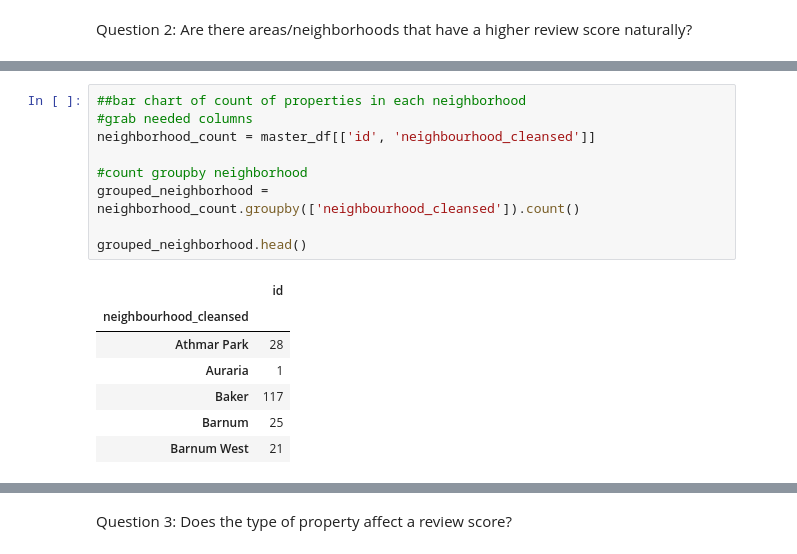
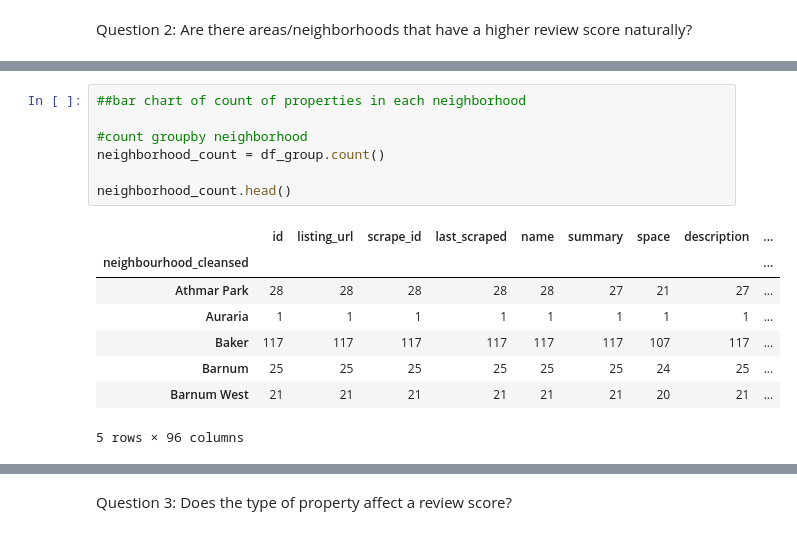
Before and after one commit to jschne1989/project1, a Jupyter notebook: project1_airbnb.ipynb, the cells around one changed output, grey strips where cells are left out. Cells and saved outputs as stored; diff of their text form.

Commit message:
code clean through 2

```diff
--- a/project1_airbnb.ipynb
+++ b/project1_airbnb.ipynb
@@ -168,20 +167,19 @@ density_fig
 [interactive output not drawn]
 # %%
 ##bar chart of count of properties in each neighborhood
-#grab needed columns
-neighborhood_count = master_df[['id', 'neighbourhood_cleansed']]
 
 #count groupby neighborhood
-grouped_neighborhood = neighborhood_count.groupby(['neighbourhood_cleansed']).count()
+neighborhood_count = df_group.count()
 
-grouped_neighborhood.head()
+neighborhood_count.head()
 # %% [output]
-|  | id |
-| neighbourhood_cleansed |  |
-| Athmar Park | 28 |
-| Auraria | 1 |
-| Baker | 117 |
-| Barnum | 25 |
-| Barnum West | 21 |
+|  | id | listing_url | scrape_id | last_scraped | name | summary | space | description | ... |
+| neighbourhood_cleansed |  |  |  |  |  |  |  |  | ... |
+| Athmar Park | 28 | 28 | 28 | 28 | 28 | 27 | 21 | 27 | ... |
+| Auraria | 1 | 1 | 1 | 1 | 1 | 1 | 1 | 1 | ... |
+| Baker | 117 | 117 | 117 | 117 | 117 | 117 | 107 | 117 | ... |
+| Barnum | 25 | 25 | 25 | 25 | 25 | 25 | 24 | 25 | ... |
+| Barnum West | 21 | 21 | 21 | 21 | 21 | 21 | 20 | 21 | ... |
+5 rows × 96 columns
 # %%
 #reset index
```
Also changed, not shown: parts of 7 cells of this notebook.
